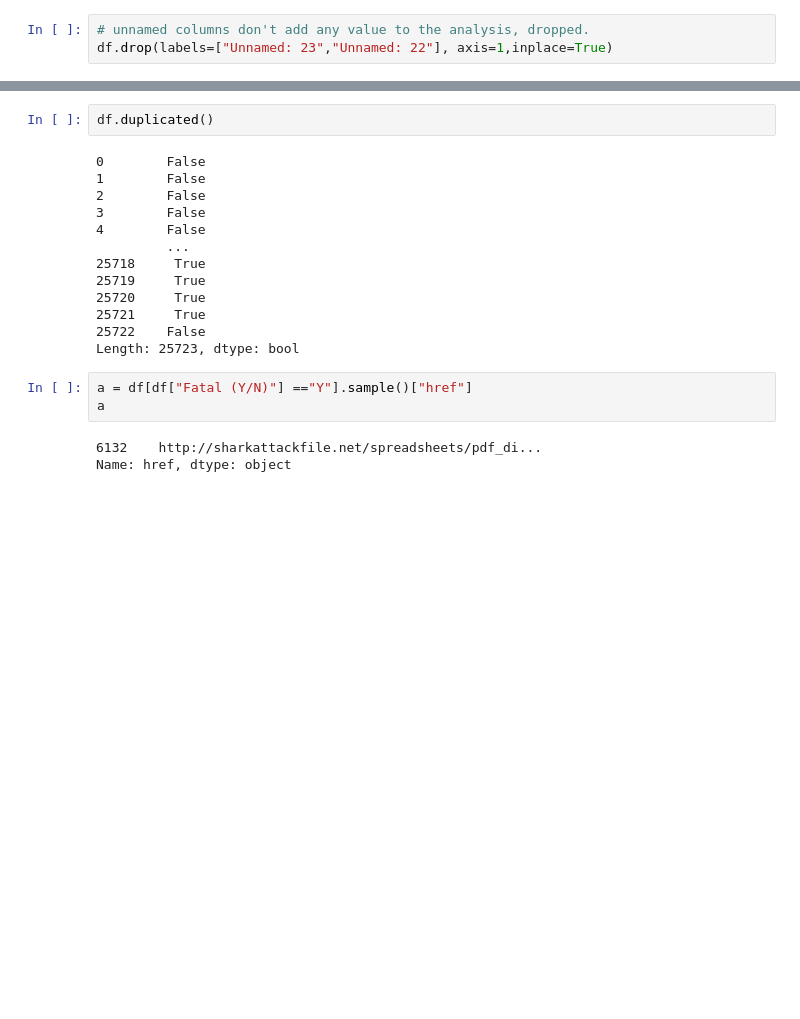
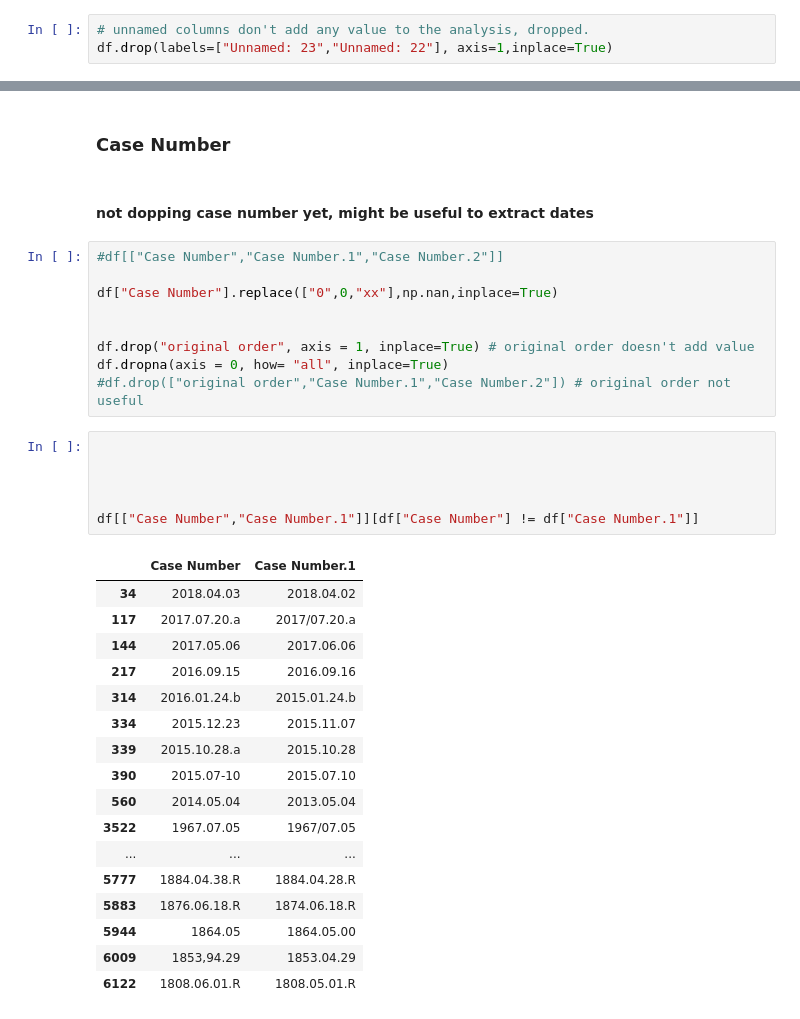
Before and after one commit to nb3110/shark-attack-blasi, a Jupyter notebook: analysis.ipynb, the cells around one changed output, grey strips where cells are left out. Saved outputs shown, nothing was run; the diff lists cells and outputs as text; blank space fills up the shorter version.

```diff
--- a/analysis.ipynb
+++ b/analysis.ipynb
@@ -79,21 +62,37 @@ df
+# %% [markdown]
+### Case Number
+# %% [markdown]
+#### not dopping case number yet, might be useful to extract dates
 # %%
-df.duplicated()
+#df[["Case Number","Case Number.1","Case Number.2"]]
+
+df["Case Number"].replace(["0",0,"xx"],np.nan,inplace=True)
+
+
+df.drop("original order", axis = 1, inplace=True) # original order doesn't add value
+df.dropna(axis = 0, how= "all", inplace=True)
+#df.drop(["original order","Case Number.1","Case Number.2"]) # original order not useful
-# %% [output]
-0        False
-1        False
-2        False
-3        False
-4        False
-         ...
-25718     True
-25719     True
-25720     True
-25721     True
-25722    False
-Length: 25723, dtype: bool
-# %%
-a = df[df["Fatal (Y/N)"] =="Y"].sample()["href"]
-a
-# %% [output]
-6132    http://sharkattackfile.net/spreadsheets/pdf_di...
-Name: href, dtype: object
+# %%
+
+
+
+
+df[["Case Number","Case Number.1"]][df["Case Number"] != df["Case Number.1"]]
+# %% [output]
+|  | Case Number | Case Number.1 |
+| 34 | 2018.04.03 | 2018.04.02 |
+| 117 | 2017.07.20.a | 2017/07.20.a |
+| 144 | 2017.05.06 | 2017.06.06 |
+| 217 | 2016.09.15 | 2016.09.16 |
+| 314 | 2016.01.24.b | 2015.01.24.b |
+| 334 | 2015.12.23 | 2015.11.07 |
+| 339 | 2015.10.28.a | 2015.10.28 |
+| 390 | 2015.07-10 | 2015.07.10 |
+| 560 | 2014.05.04 | 2013.05.04 |
+| 3522 | 1967.07.05 | 1967/07.05 |
+| ... | ... | ... |
+| 5777 | 1884.04.38.R | 1884.04.28.R |
+| 5883 | 1876.06.18.R | 1874.06.18.R |
+| 5944 | 1864.05 | 1864.05.00 |
+| 6009 | 1853,94.29 | 1853.04.29 |
+| 6122 | 1808.06.01.R | 1808.05.01.R |
```
Also changed, not shown: parts of 11 cells of this notebook.
